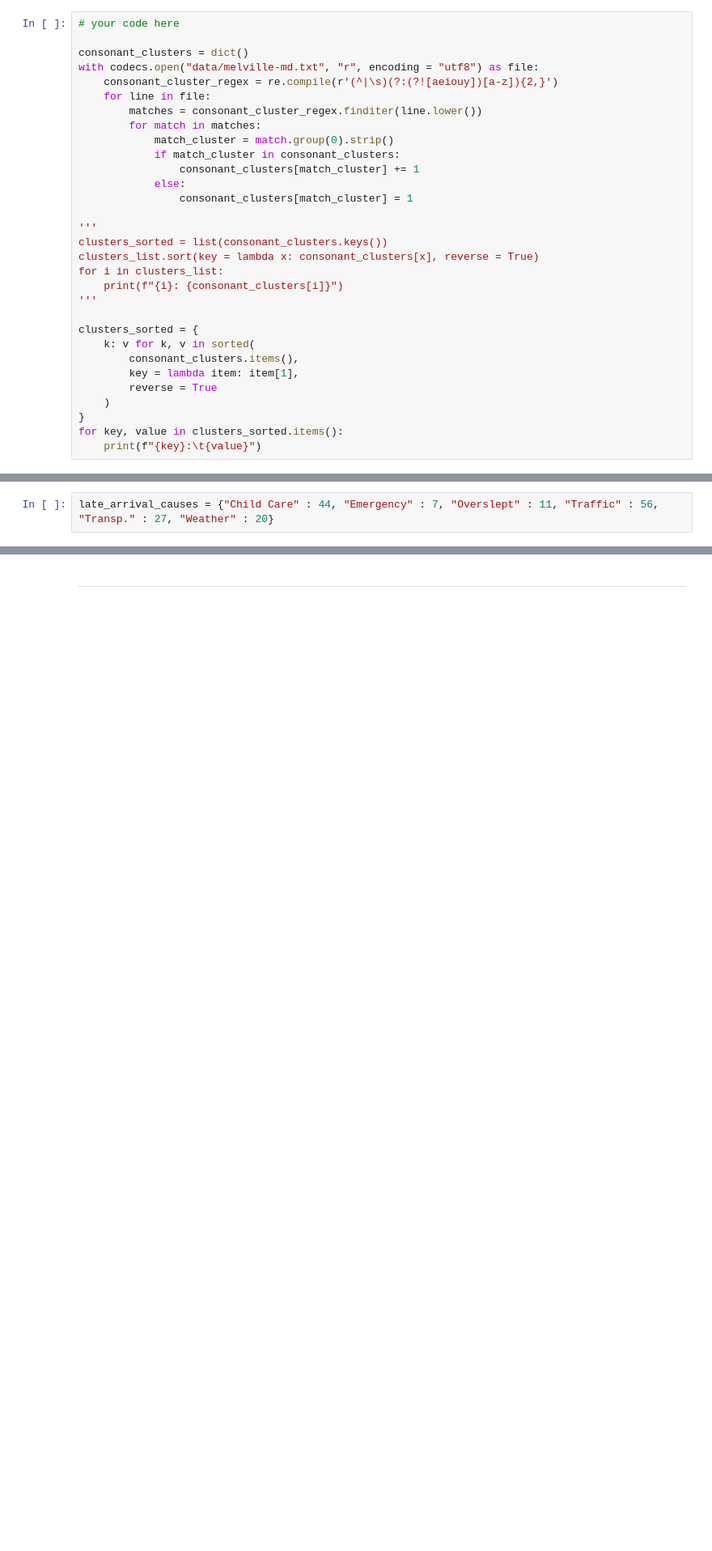
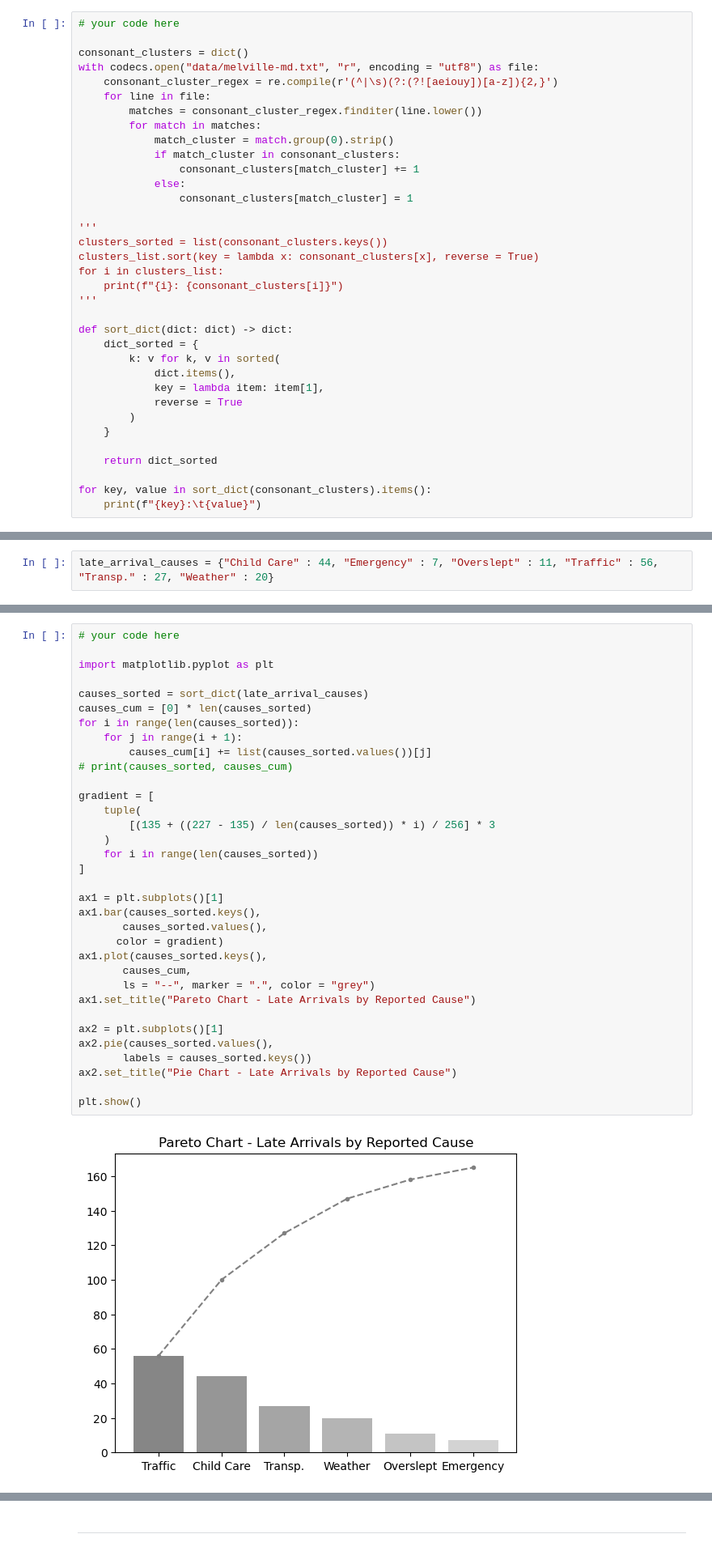
Before and after one commit to zhao-rry/AUC_TM_2025, a Jupyter notebook: my_stuff/ass1_harry/notebook.ipynb, the cells around one changed output, grey strips where cells are left out. Shown: that part at 81% size. Cells and saved outputs as stored; diff of their text form; blank space fills up the shorter version.

```diff
--- a/my_stuff/ass1_harry/notebook.ipynb
+++ b/my_stuff/ass1_harry/notebook.ipynb
@@ -205,14 +205,18 @@ for i in clusters_list:
     print(f"{i}: {consonant_clusters[i]}")
 '''
 
-clusters_sorted = {
-    k: v for k, v in sorted(
-        consonant_clusters.items(),
-        key = lambda item: item[1],
-        reverse = True
-    )
-}
-for key, value in clusters_sorted.items():
+def sort_dict(dict: dict) -> dict:
+    dict_sorted = {
+        k: v for k, v in sorted(
+            dict.items(),
+            key = lambda item: item[1],
+            reverse = True
+        )
+    }
+
+    return dict_sorted
+
+for key, value in sort_dict(consonant_clusters).items():
     print(f"{key}:\t{value}")
 # %% [output]
 th:     25340
@@ -254,0 +257,36 @@ late_arrival_causes = {"Child Care" : 44, "Emergency" : 7, "Overslept" : 11, "Tr
+# %%
+# your code here
+
+import matplotlib.pyplot as plt
+
+causes_sorted = sort_dict(late_arrival_causes)
+causes_cum = [0] * len(causes_sorted)
+for i in range(len(causes_sorted)):
+    for j in range(i + 1):
+        causes_cum[i] += list(causes_sorted.values())[j]
+# print(causes_sorted, causes_cum)
+
+gradient = [
+    tuple(
+        [(135 + ((227 - 135) / len(causes_sorted)) * i) / 256] * 3
+    )
+    for i in range(len(causes_sorted))
+]
+
+ax1 = plt.subplots()[1]
+ax1.bar(causes_sorted.keys(),
+       causes_sorted.values(),
+      color = gradient)
+ax1.plot(causes_sorted.keys(),
+       causes_cum,
+       ls = "--", marker = ".", color = "grey")
+ax1.set_title("Pareto Chart - Late Arrivals by Reported Cause")
+
+ax2 = plt.subplots()[1]
+ax2.pie(causes_sorted.values(),
+       labels = causes_sorted.keys())
+ax2.set_title("Pie Chart - Late Arrivals by Reported Cause")
+
+plt.show()
+# %% [output]
+[figure, added]
```
Also changed, not shown: parts of 3 cells of this notebook.
